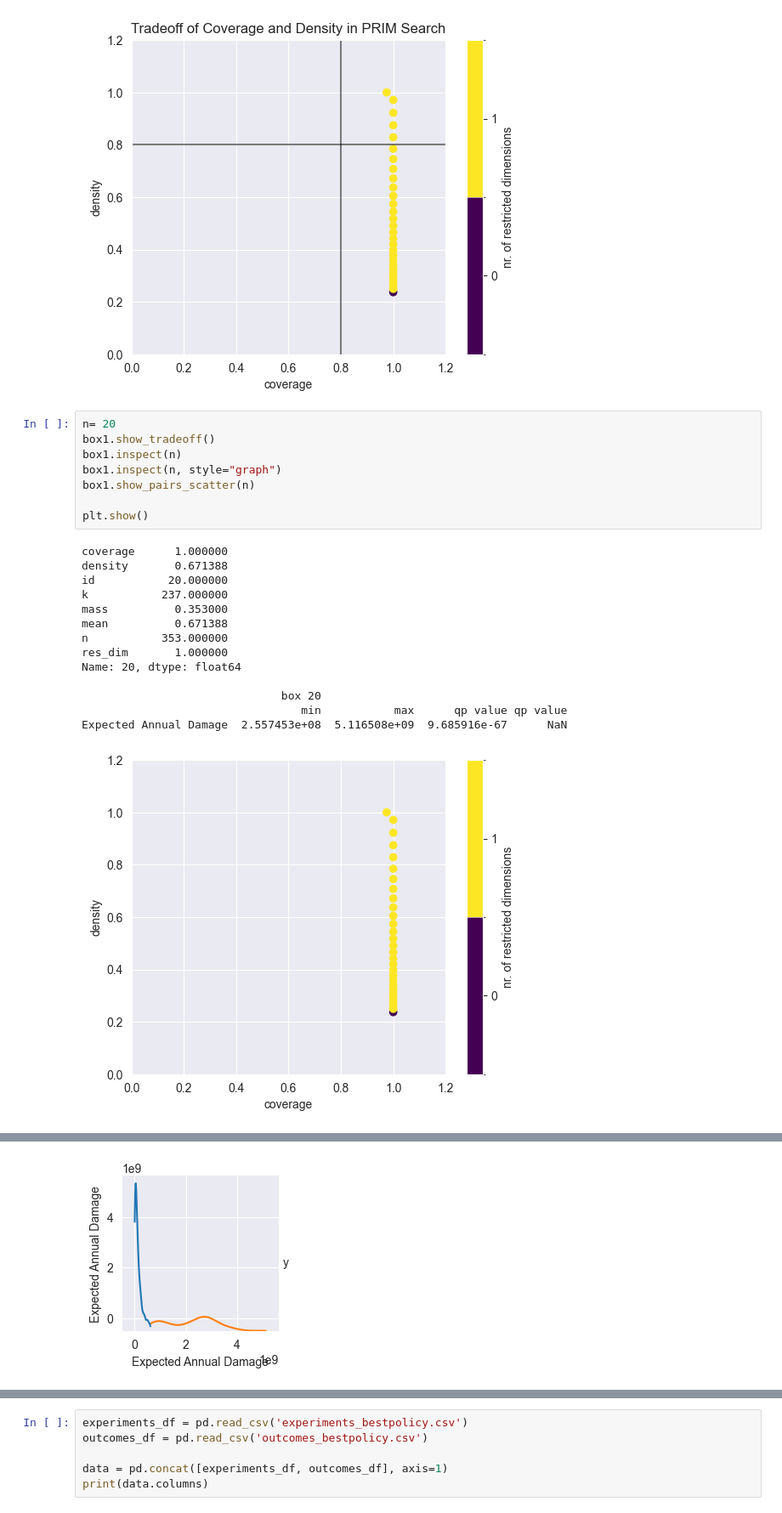
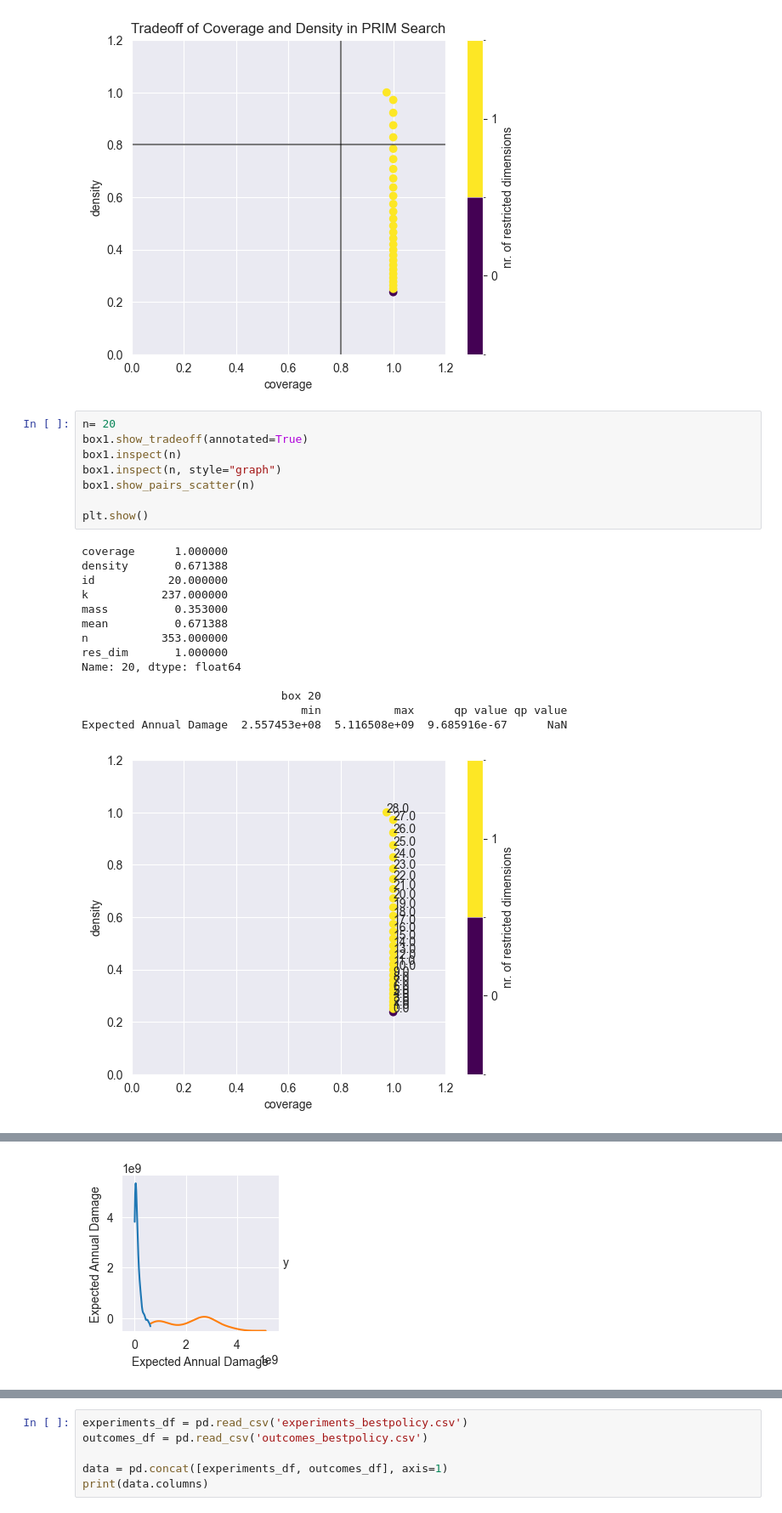
Before and after one commit to annasimulation/EPA141A, a Jupyter notebook: Final assignment/ass5(prim).ipynb, the cells around one changed output, grey strips where cells are left out. Shown at 85% size. Drawn from its saved outputs; the diff is of its cells as text.

```diff
--- a/Final assignment/ass5(prim).ipynb
+++ b/Final assignment/ass5(prim).ipynb
@@ -185,26 +185,26 @@ PermissionError: [Errno 13] Permission denied: 'vulnerability__prim_trajectory.p
 [figure]
 # %%
 n= 20
-box1.show_tradeoff()
+box1.show_tradeoff(annotated=True)
 box1.inspect(n)
 box1.inspect(n, style="graph")
 box1.show_pairs_scatter(n)
 
 plt.show()
 # %% [output]
 coverage      1.000000
 density       0.671388
 id           20.000000
 k           237.000000
 mass          0.353000
 mean          0.671388
 n           353.000000
 res_dim       1.000000
 Name: 20, dtype: float64
 
                               box 20
                                  min           max      qp value qp value
 Expected Annual Damage  2.557453e+08  5.116508e+09  9.685916e-67      NaN
-[figure, old version]
+[figure, new version]
 [figure]
 [figure]
```
Also changed, not shown: parts of 13 cells of this notebook, 4 other files.
